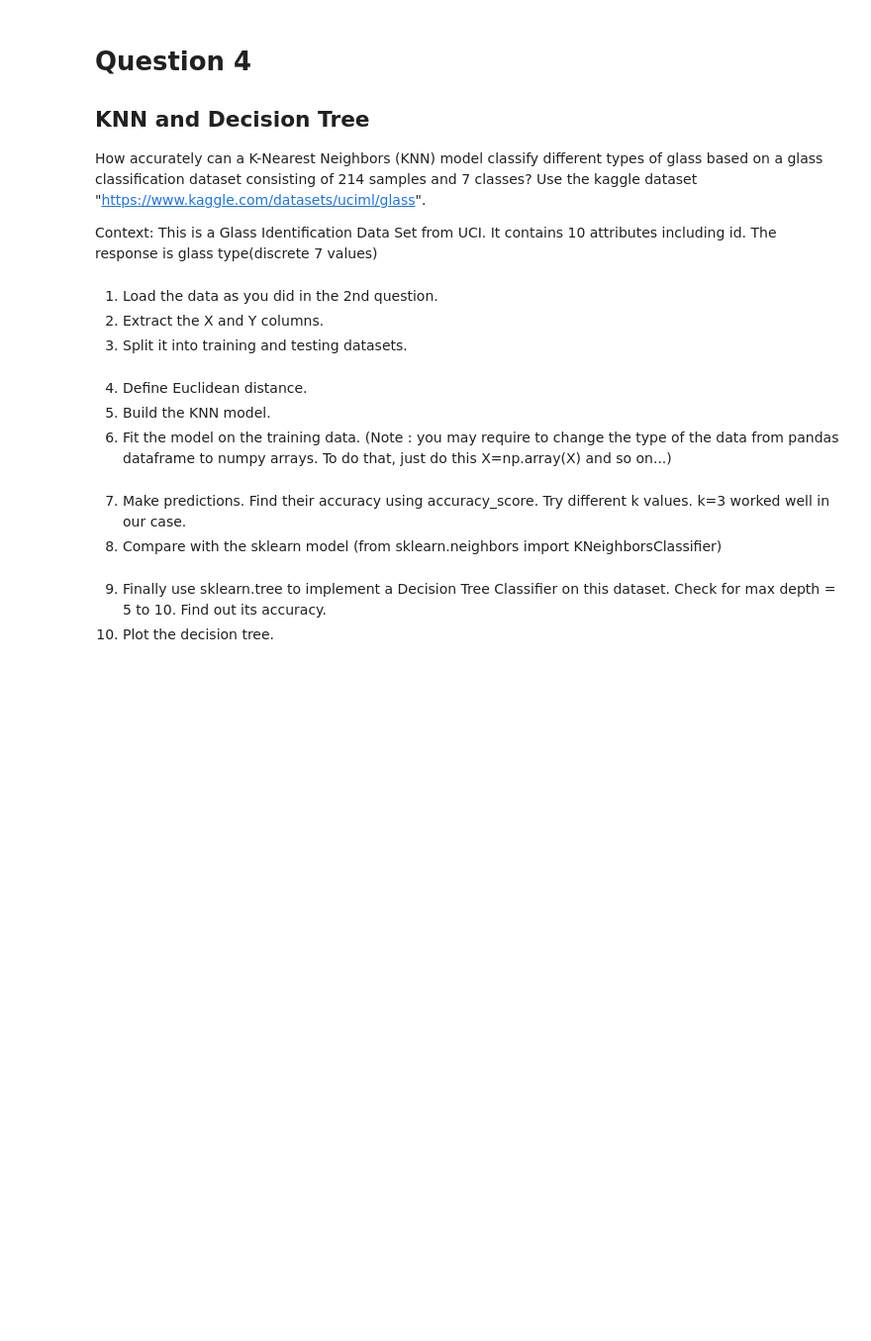
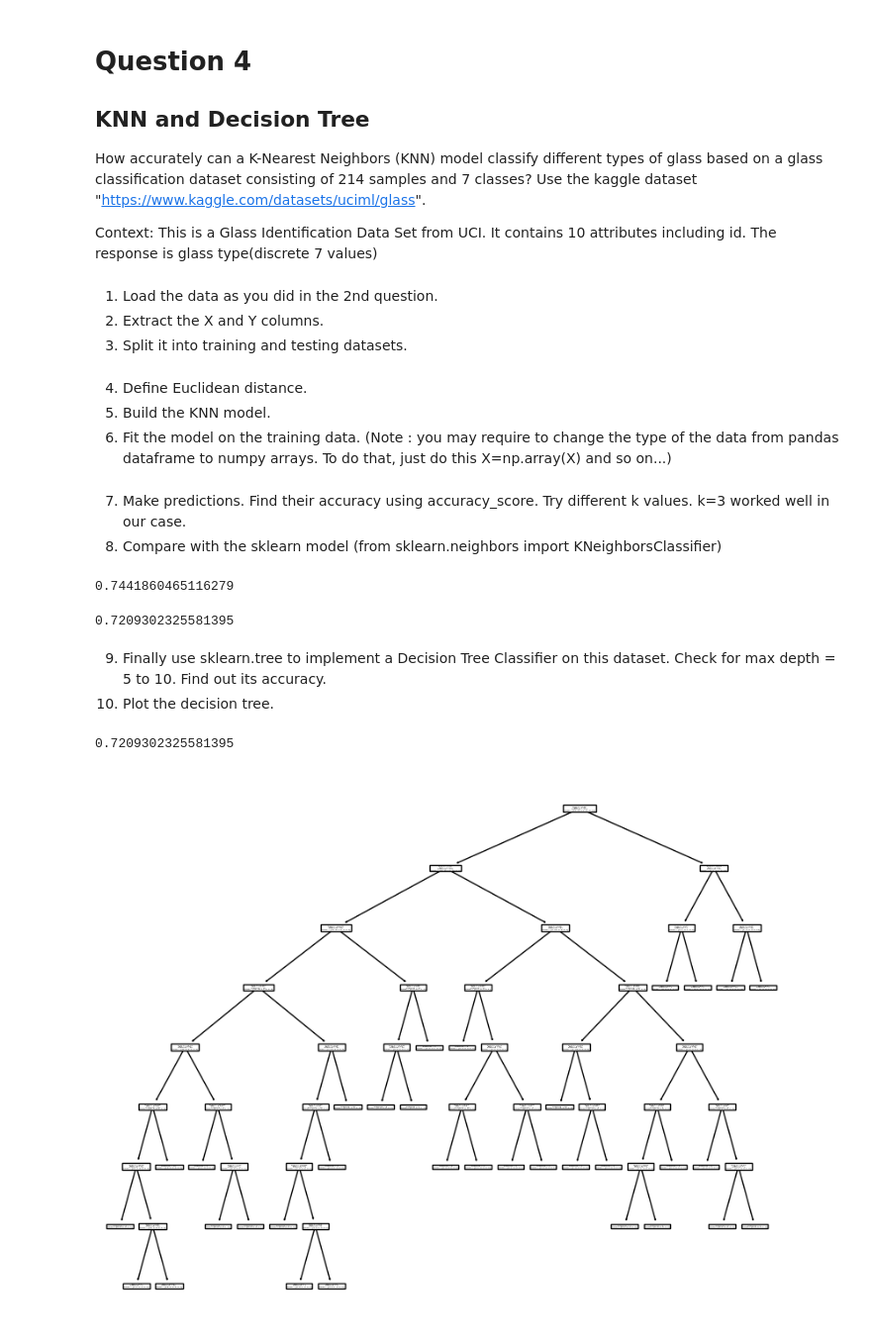
Before and after one commit to Intro-to-ML-and-DL/Intro-to-ML-and-DL, a Jupyter notebook: Week 2/Assignment/Stamatics_Assignment2.ipynb, the cells around one changed output. Shown at 99% size. Cells and saved outputs as stored; diff of their text form; code cells hidden in the pictures; blank space fills up the shorter version.

```diff
--- a/Week 2/Assignment/Stamatics_Assignment2.ipynb
+++ b/Week 2/Assignment/Stamatics_Assignment2.ipynb
@@ -89,3 +271,8 @@ class LogisticRegression:
+# %%
+X_train, X_test, y_train, y_test=train_test_split(X,y,test_size=0.1)
+scaler=MinMaxScaler()
+X_train=scaler.fit_transform(X_train)
+X_test=scaler.transform(X_test)
 # %% [markdown]
 6. Fit your model on the dataset and make predictions.
 7. Compare your model with the Sklearn Logistic Regression model. Try out all the different penalties.
@@ -104,6 +337,19 @@ Context: This is a Glass Identification Data Set from UCI. It contains 10 attrib
 1. Load the data as you did in the 2nd question.
 2. Extract the X and Y columns.
 3. Split it into training and testing datasets.
+# %%
+import pandas as pd
+import numpy as np
+import matplotlib.pyplot as plt
+from sklearn.model_selection import train_test_split
+df=pd.read_csv("/content/glass.csv")
+X = df.iloc[:, 1:-1]
+y = df["Type"]
+X_train, X_test, y_train, y_test=train_test_split(X,y,test_size=0.2)
+X_train=np.array(X_train)
+X_test=np.array(X_test)
+y_train=np.array(y_train)
+y_test=np.array(y_test)
 # %% [markdown]
 4. Define Euclidean distance.
 5. Build the KNN model.
@@ -111,6 +380,36 @@ Context: This is a Glass Identification Data Set from UCI. It contains 10 attrib
 # %% [markdown]
 7. Make predictions. Find their accuracy using accuracy_score. Try different k values. k=3 worked well in our case.
 8. Compare with the sklearn model (from sklearn.neighbors import KNeighborsClassifier)
+# %%
+clf=KNNModel(k=5)
+clf.fit(X_train,y_train)
+y_pred=clf.predict(X_test)
+print(accuracy(y_pred,y_test))
+# %% [output]
+0.7441860465116279
+# %%
+from sklearn.neighbors import KNeighborsClassifier
+sklearnKNN=KNeighborsClassifier()
+sklearnKNN.fit(X_train,y_train)
+sk_y_pred=sklearnKNN.predict(X_test)
+print(accuracy(sk_y_pred,y_test))
+# %% [output]
+0.7209302325581395
 # %% [markdown]
 9. Finally use sklearn.tree to implement a Decision Tree Classifier on this dataset. Check for max depth = 5 to 10. Find out its accuracy.
 10. Plot the decision tree.
+# %%
+from sklearn.tree import DecisionTreeClassifier, plot_tree
+max_depth=8
+
+clf=DecisionTreeClassifier(max_depth=max_depth,random_state=42)
+clf.fit(X_train,y_train)
+SKTree_y_pred = clf.predict(X_test)
+print(accuracy(y_test, SKTree_y_pred))
+
+plt.figure(figsize=(10, 8))
+plot_tree(clf)
+plt.show()
+# %% [output]
+0.7209302325581395
+[figure, added]
```
Also changed, not shown: parts of 13 cells of this notebook, 2 other files.
